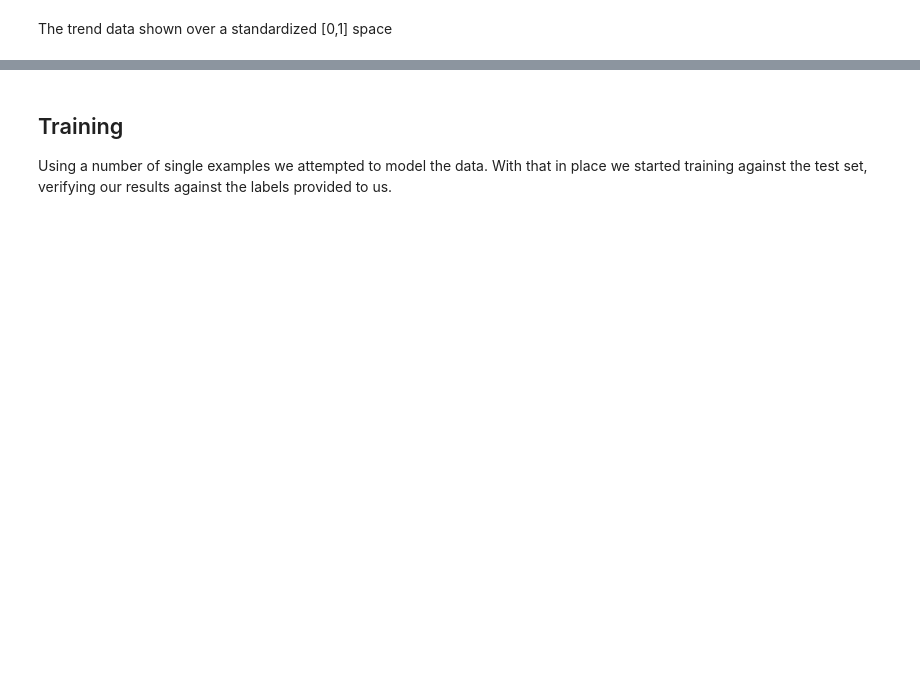
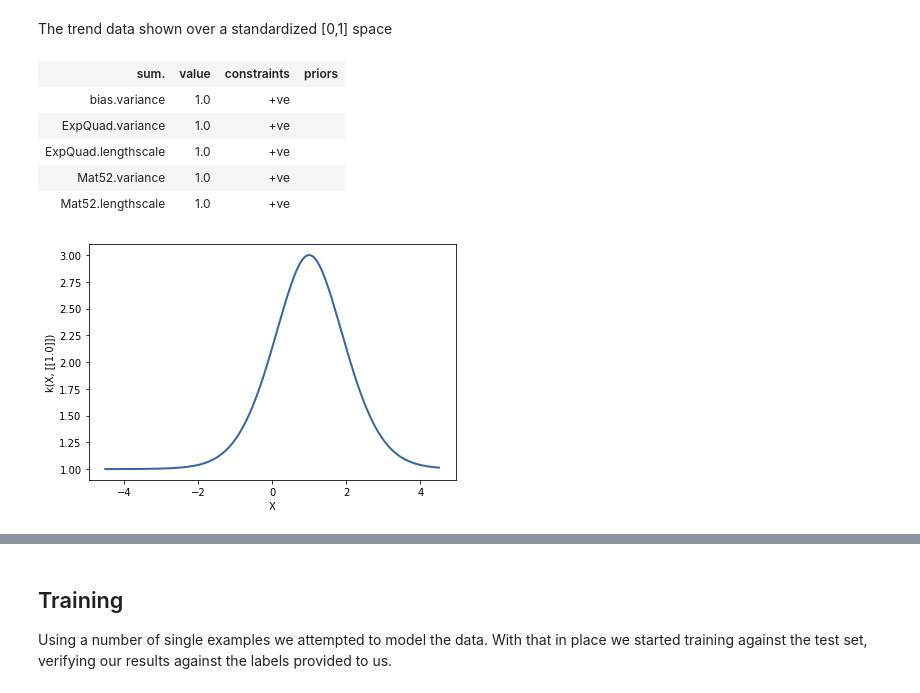
Before and after one commit to vipulpopat/ET5003-Assignment-4, a Jupyter notebook: Assignment4_ProbabilityNinjas.ipynb, the cells around one changed output, grey strips where cells are left out. Cells and saved outputs as stored; diff of their text form; code cells hidden in the pictures; blank space fills up the shorter version.

```diff
--- a/Assignment4_ProbabilityNinjas.ipynb
+++ b/Assignment4_ProbabilityNinjas.ipynb
@@ -1030,4 +1033,14 @@ def model_kernel():
     return kernel
+# %%
+model_kernel(True)
+# %% [output]
+| sum. | value | constraints | priors |
+| bias.variance | 1.0 | +ve |  |
+| ExpQuad.variance | 1.0 | +ve |  |
+| ExpQuad.lengthscale | 1.0 | +ve |  |
+| Mat52.variance | 1.0 | +ve |  |
+| Mat52.lengthscale | 1.0 | +ve |  |
+[figure, added]
 # %% [markdown]
 This method served as a bit of a focal point for efforts. The goal here was to model the data by way of one or more covariance functions (kernels). Each kernel has different properties that fit to different patterns.
 
```
Also changed, not shown: parts of 14 cells of this notebook.
